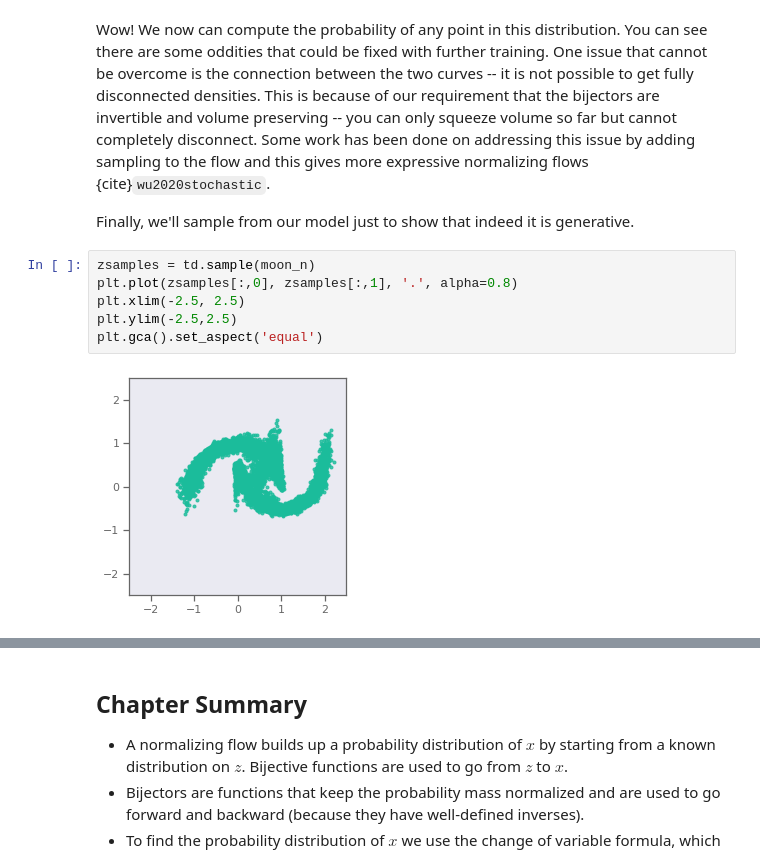
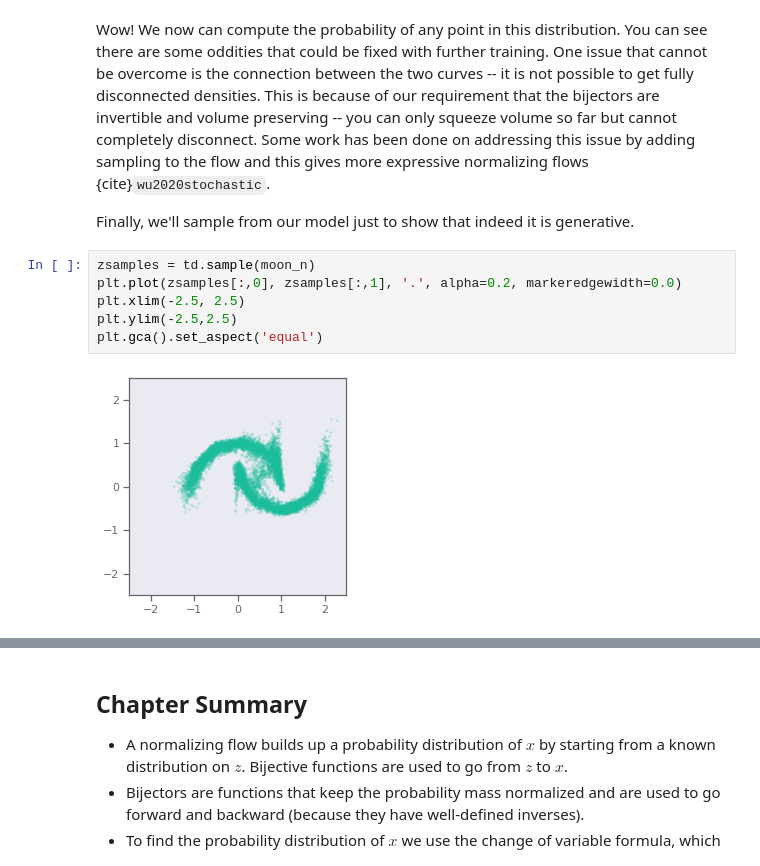
Before and after one commit to whitead/dmol-book, a Jupyter notebook: dl/flows.ipynb, the cells around one changed output, grey strips where cells are left out. Saved outputs shown, nothing was run; the diff lists cells and outputs as text.

```diff
--- a/dl/flows.ipynb
+++ b/dl/flows.ipynb
@@ -255,12 +257,12 @@ Wow! We now can compute the probability of any point in this distribution. You c
 Finally, we'll sample from our model just to show that indeed it is generative.
 # %%
 zsamples = td.sample(moon_n)
-plt.plot(zsamples[:,0], zsamples[:,1], '.', alpha=0.8)
+plt.plot(zsamples[:,0], zsamples[:,1], '.', alpha=0.2, markeredgewidth=0.0)
 plt.xlim(-2.5, 2.5)
 plt.ylim(-2.5,2.5)
 plt.gca().set_aspect('equal')
 # %% [output]
-[figure, old version]
+[figure, new version]
 # %% [markdown]
 ## Relevant Videos
 
```
Also changed, not shown: parts of 4 cells of this notebook.
